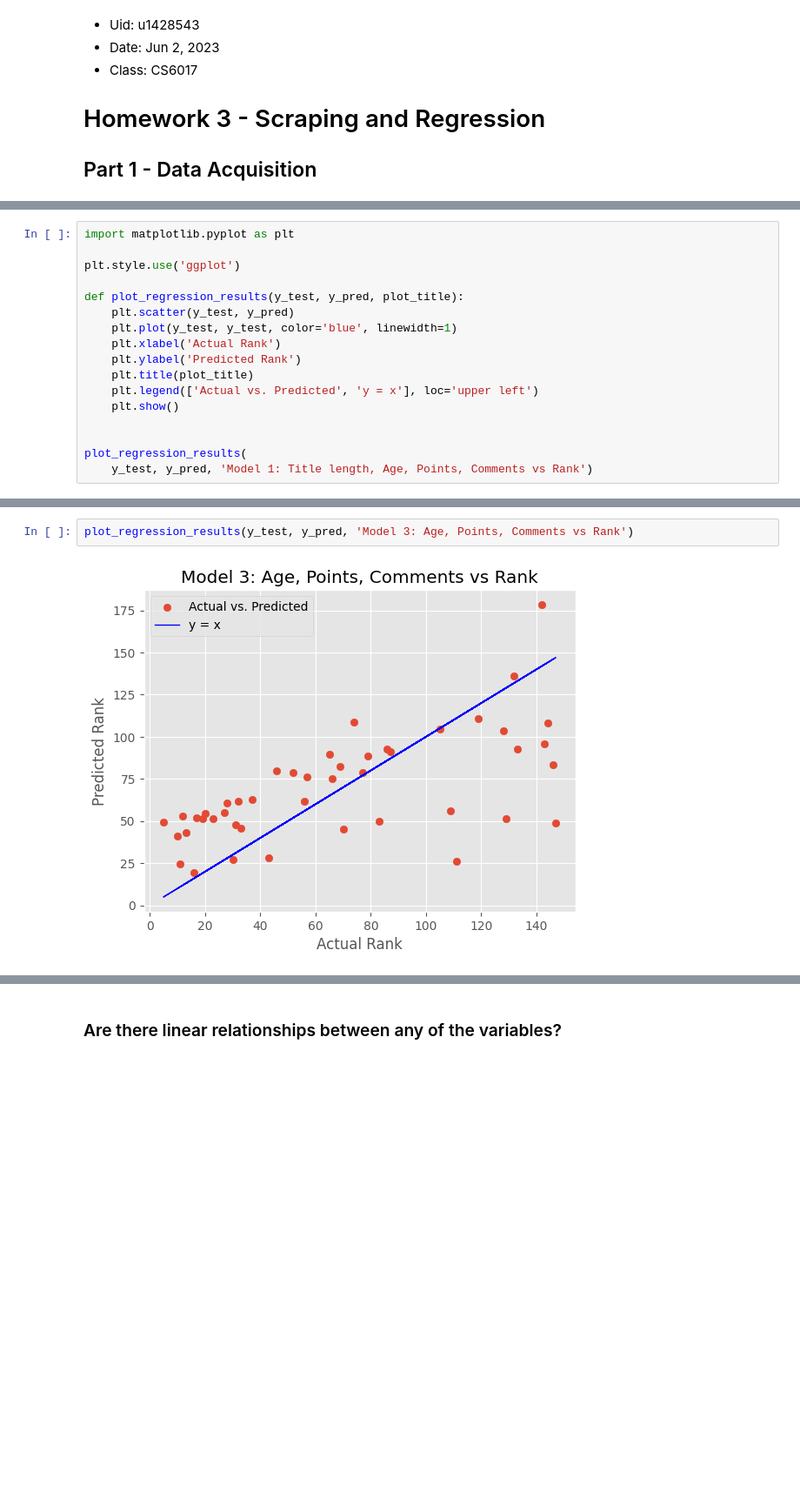
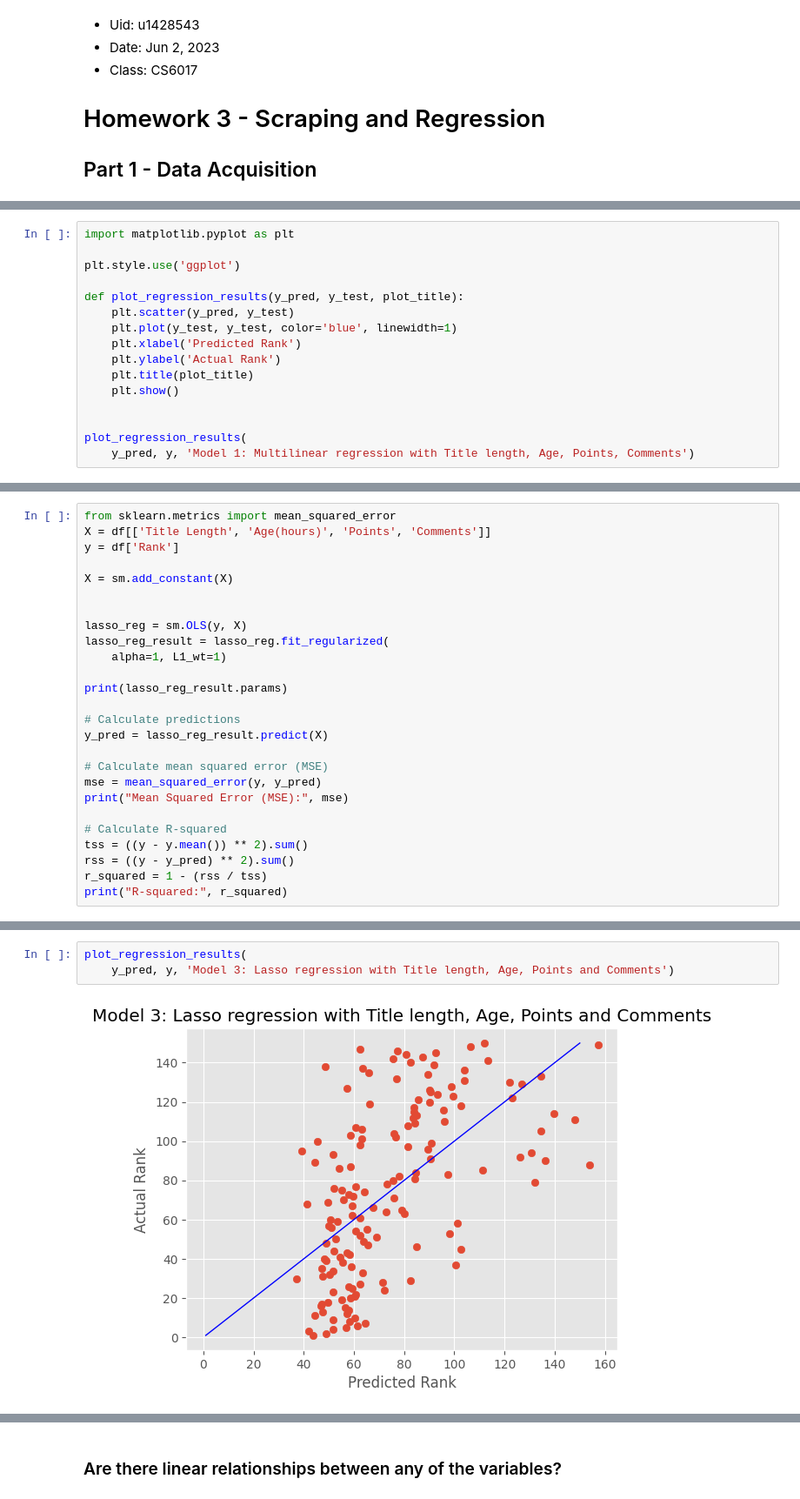
Before and after one commit to YuanRuQian/cs6017-labs, a Jupyter notebook: HW3/HW3.ipynb, the cells around one changed output, grey strips where cells are left out. Shown: that part at 87% size. Saved outputs shown, nothing was run; the diff lists cells and outputs as text; blank space fills up the shorter version.

```diff
--- a/HW3/HW3.ipynb
+++ b/HW3/HW3.ipynb
@@ -113,16 +119,15 @@ import matplotlib.pyplot as plt
 
 plt.style.use('ggplot')
 
-def plot_regression_results(y_test, y_pred, plot_title):
-    plt.scatter(y_test, y_pred)
+def plot_regression_results(y_pred, y_test, plot_title):
+    plt.scatter(y_pred, y_test)
     plt.plot(y_test, y_test, color='blue', linewidth=1)
-    plt.xlabel('Actual Rank')
-    plt.ylabel('Predicted Rank')
+    plt.xlabel('Predicted Rank')
+    plt.ylabel('Actual Rank')
     plt.title(plot_title)
-    plt.legend(['Actual vs. Predicted', 'y = x'], loc='upper left')
     plt.show()
 
 
 plot_regression_results(
-    y_test, y_pred, 'Model 1: Title length, Age, Points, Comments vs Rank')
+    y_pred, y, 'Model 1: Multilinear regression with Title length, Age, Points, Comments')
 # %% [output]
@@ -193,0 +182,26 @@ Comments      -0.508076
+# %%
+from sklearn.metrics import mean_squared_error
+X = df[['Title Length', 'Age(hours)', 'Points', 'Comments']]
+y = df['Rank']
+
+X = sm.add_constant(X)
+
+
+lasso_reg = sm.OLS(y, X)
+lasso_reg_result = lasso_reg.fit_regularized(
+    alpha=1, L1_wt=1)
+
+print(lasso_reg_result.params)
+
+# Calculate predictions
+y_pred = lasso_reg_result.predict(X)
+
+# Calculate mean squared error (MSE)
+mse = mean_squared_error(y, y_pred)
+print("Mean Squared Error (MSE):", mse)
+
+# Calculate R-squared
+tss = ((y - y.mean()) ** 2).sum()
+rss = ((y - y_pred) ** 2).sum()
+r_squared = 1 - (rss / tss)
+print("R-squared:", r_squared)
@@ -194,4 +217,5 @@ Comments      -0.508076
 # %%
-plot_regression_results(y_test, y_pred, 'Model 3: Age, Points, Comments vs Rank')
+plot_regression_results(
+    y_pred, y, 'Model 3: Lasso regression with Title length, Age, Points and Comments')
 # %% [output]
-[figure, old version]
+[figure, new version]
```
Also changed, not shown: parts of 29 cells of this notebook, 1 other file.
